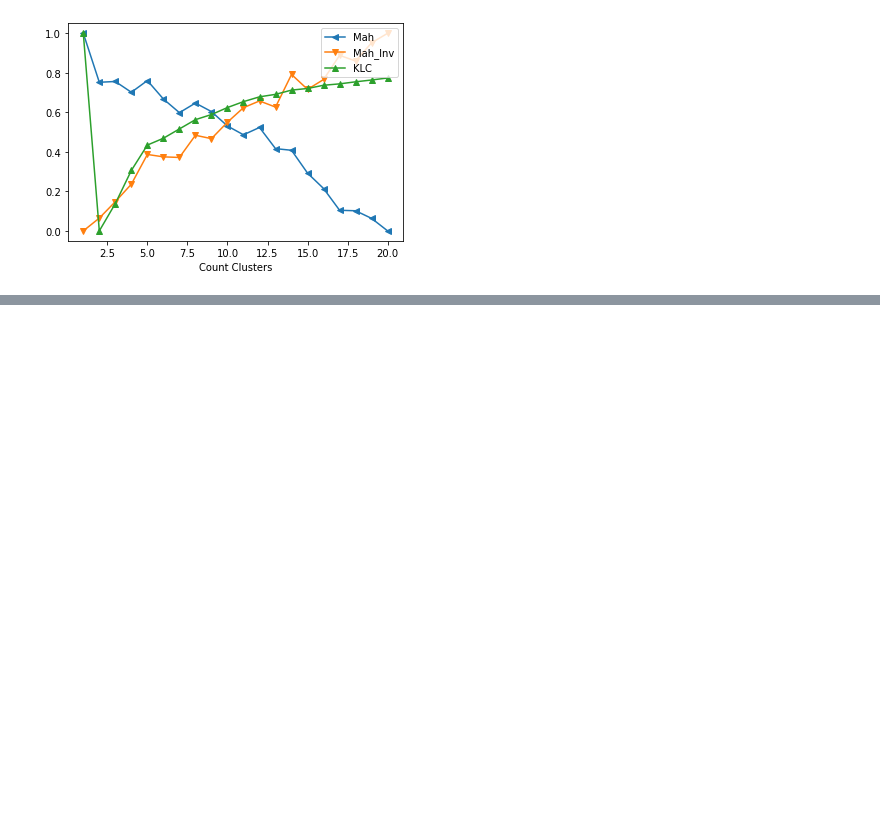
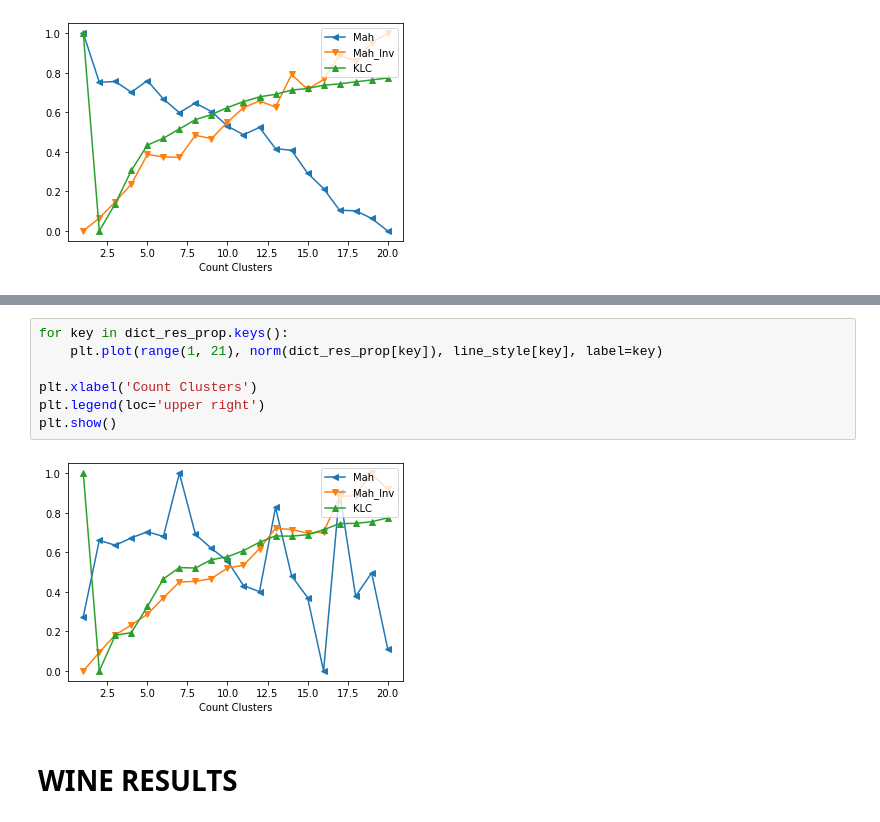
Before and after one commit to VolDonets/cmeans_python, a Jupyter notebook: kmnt_article_2022/results_represent.ipynb, the cells around one changed output, grey strips where cells are left out. Drawn from its saved outputs; the diff is of its cells as text; blank space fills up the shorter version.

```diff
--- a/kmnt_article_2022/results_represent.ipynb
+++ b/kmnt_article_2022/results_represent.ipynb
@@ -48,0 +73,11 @@ plt.show()
+# %%
+for key in dict_res_prop.keys():
+    plt.plot(range(1, 21), norm(dict_res_prop[key]), line_style[key], label=key)
+
+plt.xlabel('Count Clusters')
+plt.legend(loc='upper right')
+plt.show()
+# %% [output]
+[figure, added]
+# %% [markdown]
+# WINE RESULTS
```
Also changed, not shown: parts of 11 cells of this notebook.
